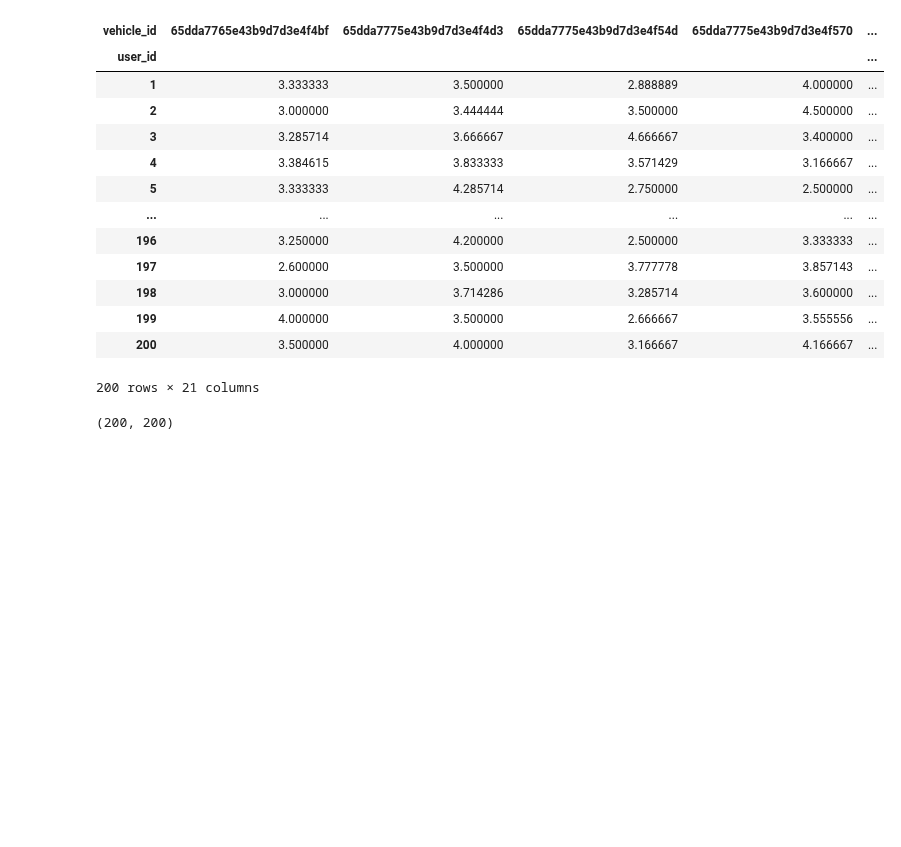
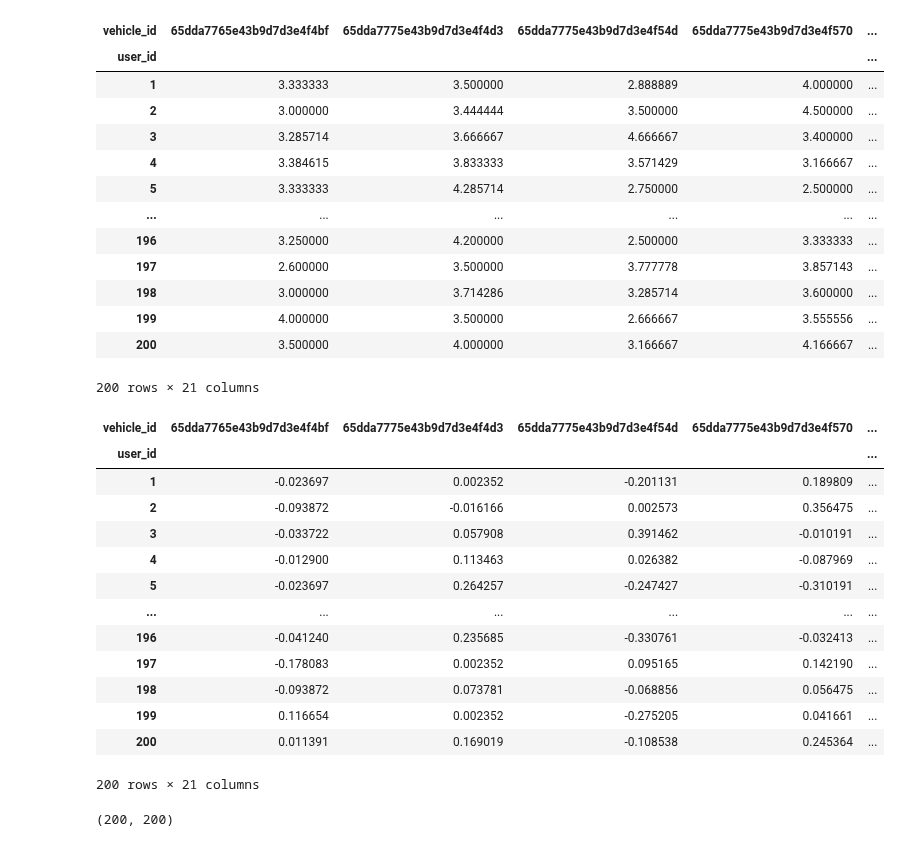
Before and after one commit to roman-ojha/journey, a Jupyter notebook: user-vehicle-service/vehicle_recommendation_system.ipynb, the cells around one changed output. Saved outputs shown, nothing was run; the diff lists cells and outputs as text; code cells hidden in the pictures; blank space fills up the shorter version.

```diff
--- a/user-vehicle-service/vehicle_recommendation_system.ipynb
+++ b/user-vehicle-service/vehicle_recommendation_system.ipynb
@@ -94,6 +115,33 @@ user_ratings
 | 199 | 4.000000 | 3.500000 | 2.666667 | 3.555556 | ... |
 | 200 | 3.500000 | 4.000000 | 3.166667 | 4.166667 | ... |
 200 rows × 21 columns
+# %%
+# Explanation: https://youtu.be/3ecNC-So0r4?t=785
+# Let's say that auth user have not given rating to some vehicle and it doesn't mean that user have gave 0 start rating to it
+# So we will create method which will standarized the ratings given by all the users
+def standardize(row):
+    # takes single rows from dataframe as argument
+    # now create a new row from (original rating minus(-) mean of all the ratings & divide it by the range of ratings that the user gives)
+    new_row = (row - row.mean()) / (row.max() - row.min())
+    return new_row
+
+ratings_std = user_ratings.apply(standardize)
+ratings_std
+# %% [output]
+| vehicle_id | 65dda7765e43b9d7d3e4f4bf | 65dda7775e43b9d7d3e4f4d3 | 65dda7775e43b9d7d3e4f54d | 65dda7775e43b9d7d3e4f570 | ... |
+| user_id |  |  |  |  | ... |
+| 1 | -0.023697 | 0.002352 | -0.201131 | 0.189809 | ... |
+| 2 | -0.093872 | -0.016166 | 0.002573 | 0.356475 | ... |
+| 3 | -0.033722 | 0.057908 | 0.391462 | -0.010191 | ... |
+| 4 | -0.012900 | 0.113463 | 0.026382 | -0.087969 | ... |
+| 5 | -0.023697 | 0.264257 | -0.247427 | -0.310191 | ... |
+| ... | ... | ... | ... | ... | ... |
+| 196 | -0.041240 | 0.235685 | -0.330761 | -0.032413 | ... |
+| 197 | -0.178083 | 0.002352 | 0.095165 | 0.142190 | ... |
+| 198 | -0.093872 | 0.073781 | -0.068856 | 0.056475 | ... |
+| 199 | 0.116654 | 0.002352 | -0.275205 | 0.041661 | ... |
+| 200 | 0.011391 | 0.169019 | -0.108538 | 0.245364 | ... |
+200 rows × 21 columns
 # %%
 # Step 4: Compute User to User Similarities
 # Cosine similaritis over here will calculate over row wise means User to User
```
Also changed, not shown: parts of 23 cells of this notebook, 1 other file.
